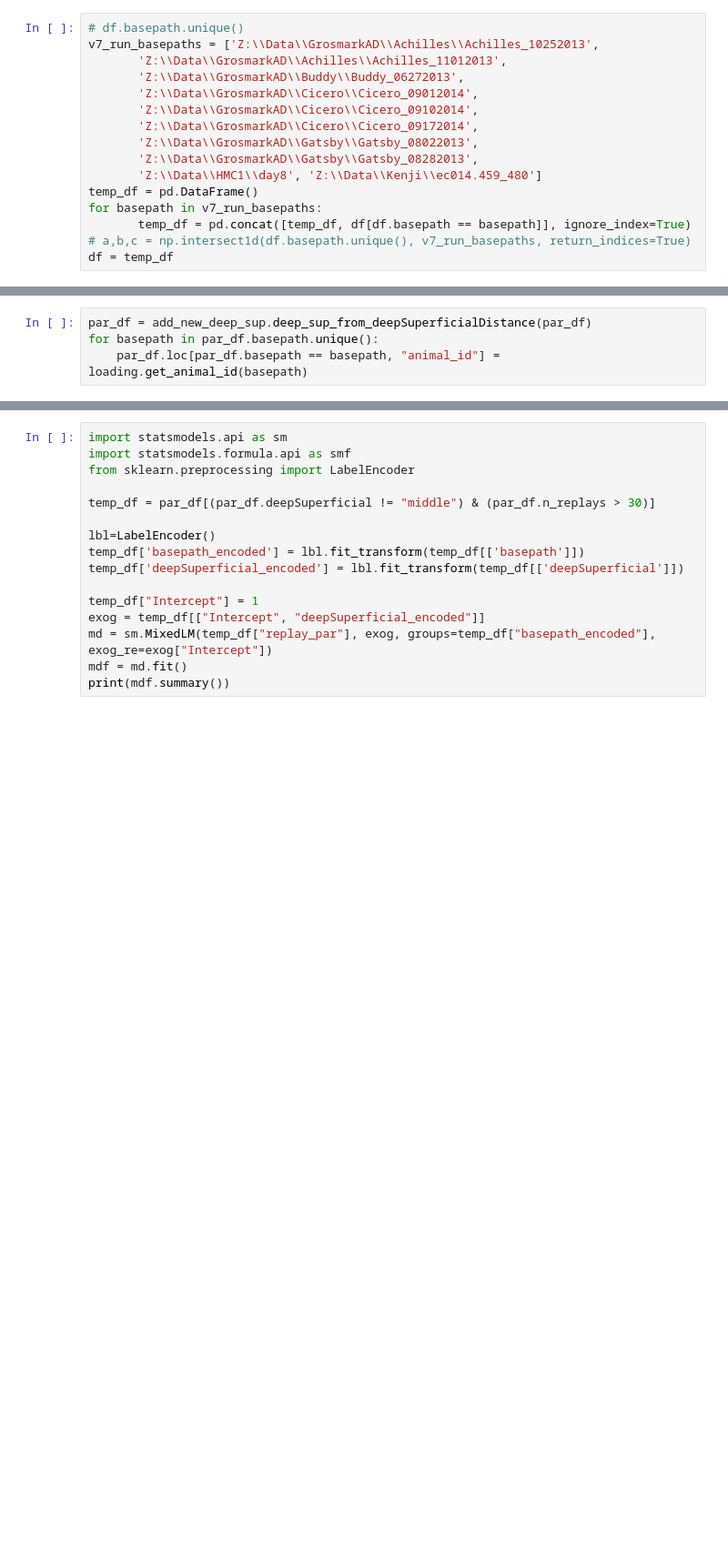
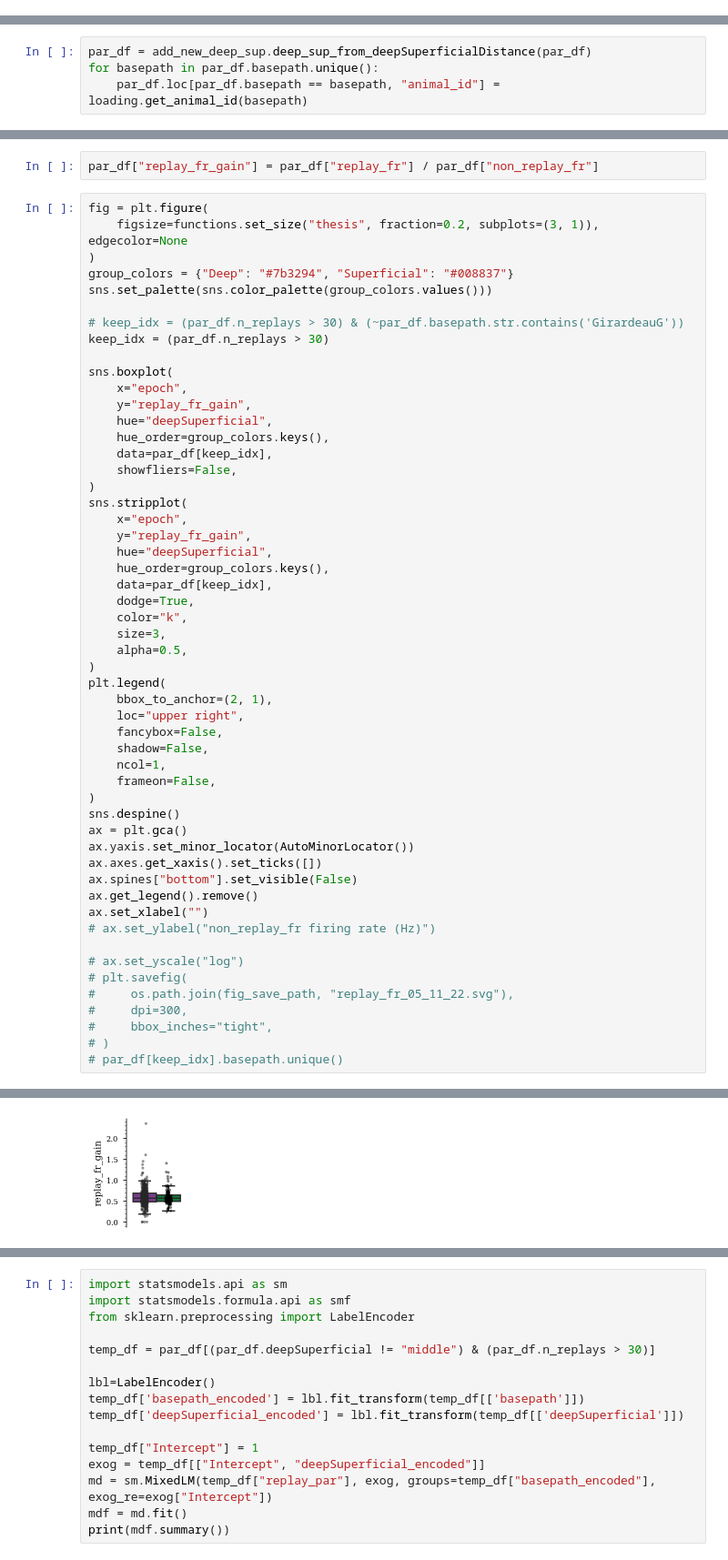
Before and after one commit to ryanharvey1/ripple_heterogeneity, a Jupyter notebook: scripts/replay/replay_participation_all_replays.ipynb, the cells around one changed output, grey strips where cells are left out. Shown at 91% size. Cells and saved outputs as stored; diff of their text form; blank space fills up the shorter version.

```diff
--- a/scripts/replay/replay_participation_all_replays.ipynb
+++ b/scripts/replay/replay_participation_all_replays.ipynb
@@ -40,19 +46,3 @@ fig_save_path = r'Z:\home\ryanh\projects\ripple_heterogeneity\figures\panels'
 save_path = r'Z:\home\ryanh\projects\ripple_heterogeneity\replay'
 
 df = replay_run.load_results(save_path, pre_task_post=True)
-# %%
-# df.basepath.unique()
-v7_run_basepaths = ['Z:\\Data\\GrosmarkAD\\Achilles\\Achilles_10252013',
-       'Z:\\Data\\GrosmarkAD\\Achilles\\Achilles_11012013',
-       'Z:\\Data\\GrosmarkAD\\Buddy\\Buddy_06272013',
-       'Z:\\Data\\GrosmarkAD\\Cicero\\Cicero_09012014',
-       'Z:\\Data\\GrosmarkAD\\Cicero\\Cicero_09102014',
-       'Z:\\Data\\GrosmarkAD\\Cicero\\Cicero_09172014',
-       'Z:\\Data\\GrosmarkAD\\Gatsby\\Gatsby_08022013',
-       'Z:\\Data\\GrosmarkAD\\Gatsby\\Gatsby_08282013',
-       'Z:\\Data\\HMC1\\day8', 'Z:\\Data\\Kenji\\ec014.459_480']
-temp_df = pd.DataFrame()
-for basepath in v7_run_basepaths:
-       temp_df = pd.concat([temp_df, df[df.basepath == basepath]], ignore_index=True)
-# a,b,c = np.intersect1d(df.basepath.unique(), v7_run_basepaths, return_indices=True)
-df = temp_df
@@ -186,0 +151,56 @@ plt.axhline(0.05, color="k")
+# %%
+par_df["replay_fr_gain"] = par_df["replay_fr"] / par_df["non_replay_fr"]
+# %%
+fig = plt.figure(
+    figsize=functions.set_size("thesis", fraction=0.2, subplots=(3, 1)), edgecolor=None
+)
+group_colors = {"Deep": "#7b3294", "Superficial": "#008837"}
+sns.set_palette(sns.color_palette(group_colors.values()))
+
+# keep_idx = (par_df.n_replays > 30) & (~par_df.basepath.str.contains('GirardeauG'))
+keep_idx = (par_df.n_replays > 30)
+
+sns.boxplot(
+    x="epoch",
+    y="replay_fr_gain",
+    hue="deepSuperficial",
+    hue_order=group_colors.keys(),
+    data=par_df[keep_idx],
+    showfliers=False,
+)
+sns.stripplot(
+    x="epoch",
+    y="replay_fr_gain",
+    hue="deepSuperficial",
+    hue_order=group_colors.keys(),
+    data=par_df[keep_idx],
+    dodge=True,
+    color="k",
+    size=3,
+    alpha=0.5,
+)
+plt.legend(
+    bbox_to_anchor=(2, 1),
+    loc="upper right",
+    fancybox=False,
+    shadow=False,
+    ncol=1,
+    frameon=False,
+)
+sns.despine()
+ax = plt.gca()
+ax.yaxis.set_minor_locator(AutoMinorLocator())
+ax.axes.get_xaxis().set_ticks([])
+ax.spines["bottom"].set_visible(False)
+ax.get_legend().remove()
+ax.set_xlabel("")
+# ax.set_ylabel("non_replay_fr firing rate (Hz)")
+
+# ax.set_yscale("log")
+# plt.savefig(
+#     os.path.join(fig_save_path, "replay_fr_05_11_22.svg"),
+#     dpi=300,
+#     bbox_inches="tight",
+# )
+# par_df[keep_idx].basepath.unique()
+# %% [output]
@@ -186,0 +208 @@ plt.axhline(0.05, color="k")
+[figure, added]
```
Also changed, not shown: parts of 33 cells of this notebook.
